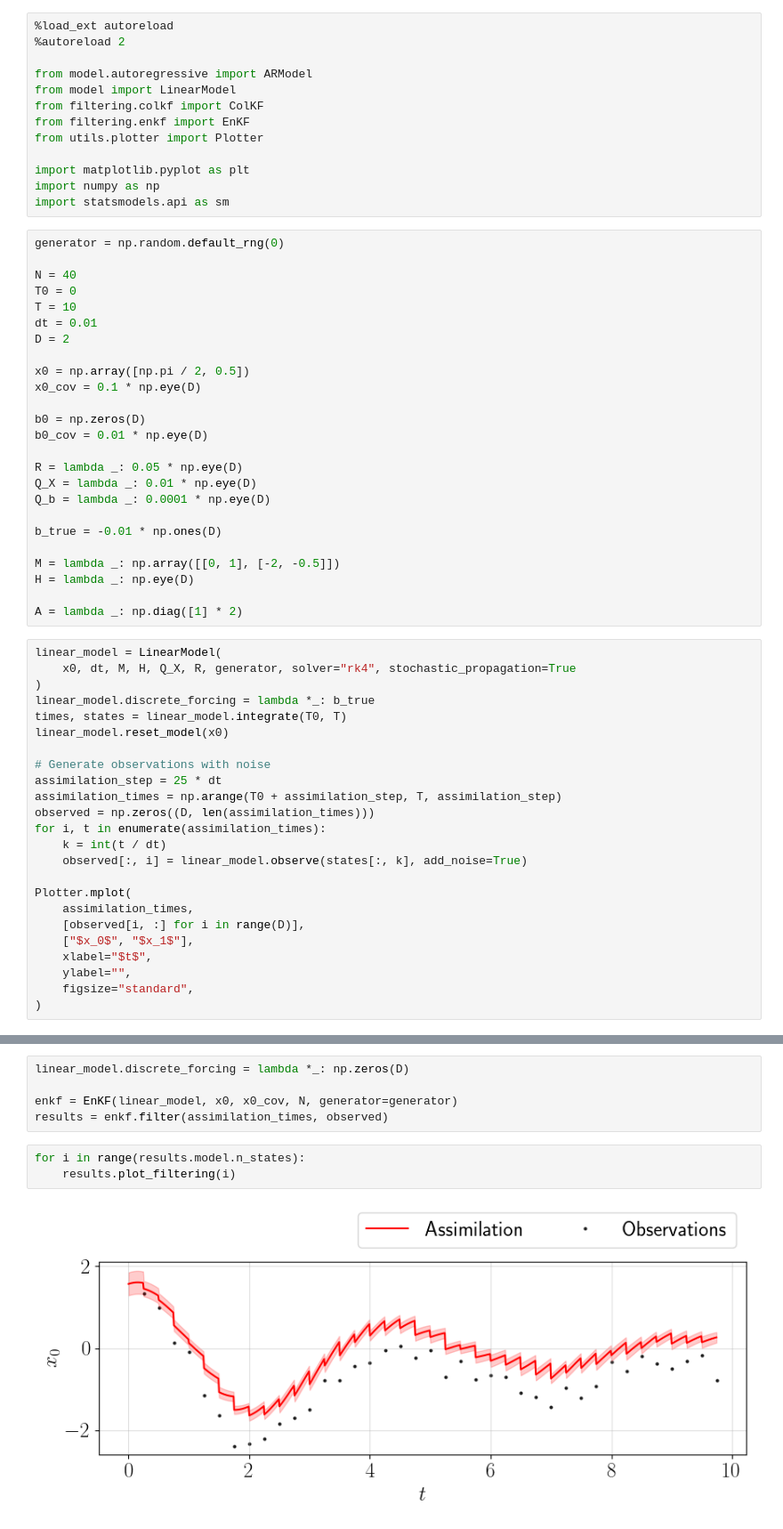
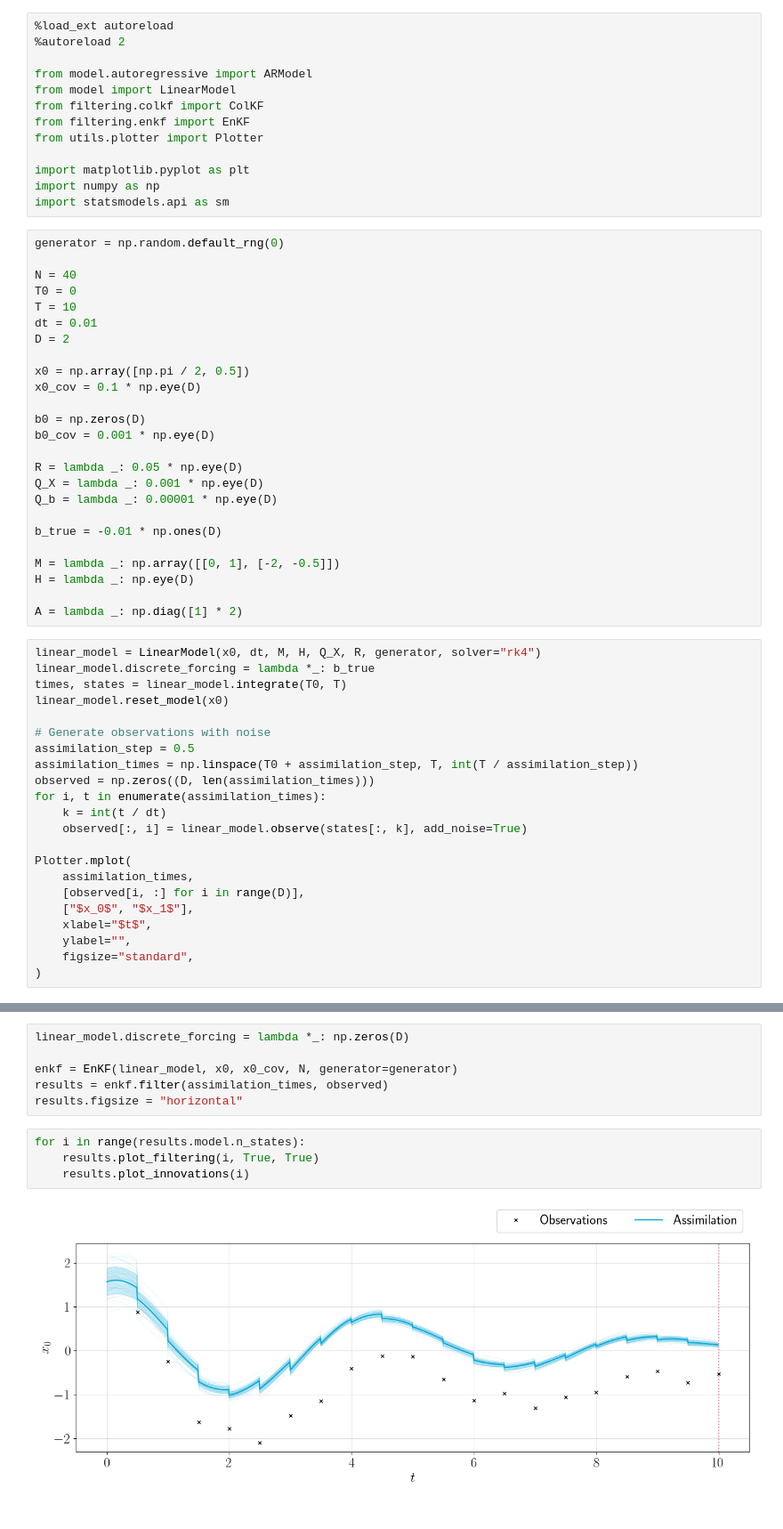
Before and after one commit to Daples/master-thesis, a Jupyter notebook: src/prototype_01.ipynb, the cells around one changed output, grey strips where cells are left out. Shown at 89% size. Cells and saved outputs as stored; diff of their text form.

Commit message:
Adding notebooks for results

```diff
--- a/src/prototype_01.ipynb
+++ b/src/prototype_01.ipynb
@@ -24,11 +24,11 @@ x0 = np.array([np.pi / 2, 0.5])
 x0_cov = 0.1 * np.eye(D)
 
 b0 = np.zeros(D)
-b0_cov = 0.01 * np.eye(D)
+b0_cov = 0.001 * np.eye(D)
 
 R = lambda _: 0.05 * np.eye(D)
-Q_X = lambda _: 0.01 * np.eye(D)
-Q_b = lambda _: 0.0001 * np.eye(D)
+Q_X = lambda _: 0.001 * np.eye(D)
+Q_b = lambda _: 0.00001 * np.eye(D)
 
 b_true = -0.01 * np.ones(D)
 
@@ -37,16 +37,14 @@ H = lambda _: np.eye(D)
 
 A = lambda _: np.diag([1] * 2)
 # %%
-linear_model = LinearModel(
-    x0, dt, M, H, Q_X, R, generator, solver="rk4", stochastic_propagation=True
-)
+linear_model = LinearModel(x0, dt, M, H, Q_X, R, generator, solver="rk4")
 linear_model.discrete_forcing = lambda *_: b_true
 times, states = linear_model.integrate(T0, T)
 linear_model.reset_model(x0)
 
 # Generate observations with noise
-assimilation_step = 25 * dt
-assimilation_times = np.arange(T0 + assimilation_step, T, assimilation_step)
+assimilation_step = 0.5
+assimilation_times = np.linspace(T0 + assimilation_step, T, int(T / assimilation_step))
 observed = np.zeros((D, len(assimilation_times)))
 for i, t in enumerate(assimilation_times):
     k = int(t / dt)
@@ -68,8 +66,10 @@ linear_model.discrete_forcing = lambda *_: np.zeros(D)
 
 enkf = EnKF(linear_model, x0, x0_cov, N, generator=generator)
 results = enkf.filter(assimilation_times, observed)
+results.figsize = "horizontal"
 # %%
 for i in range(results.model.n_states):
-    results.plot_filtering(i)
+    results.plot_filtering(i, True, True)
+    results.plot_innovations(i)
 # %% [output]
-[figure, old version]
+[figure, new version]
```
Also changed, not shown: parts of 4 cells of this notebook, 22 other files.
